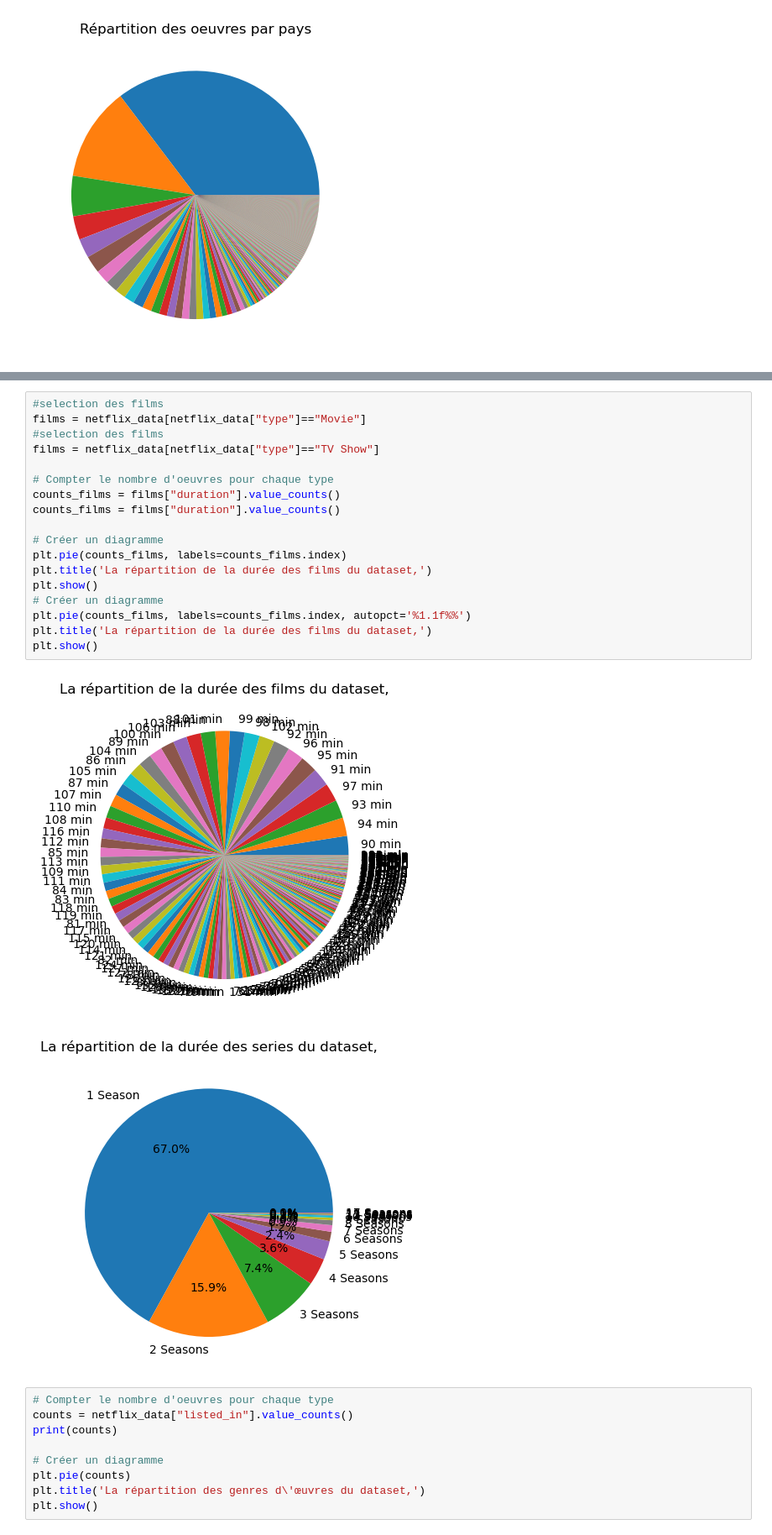
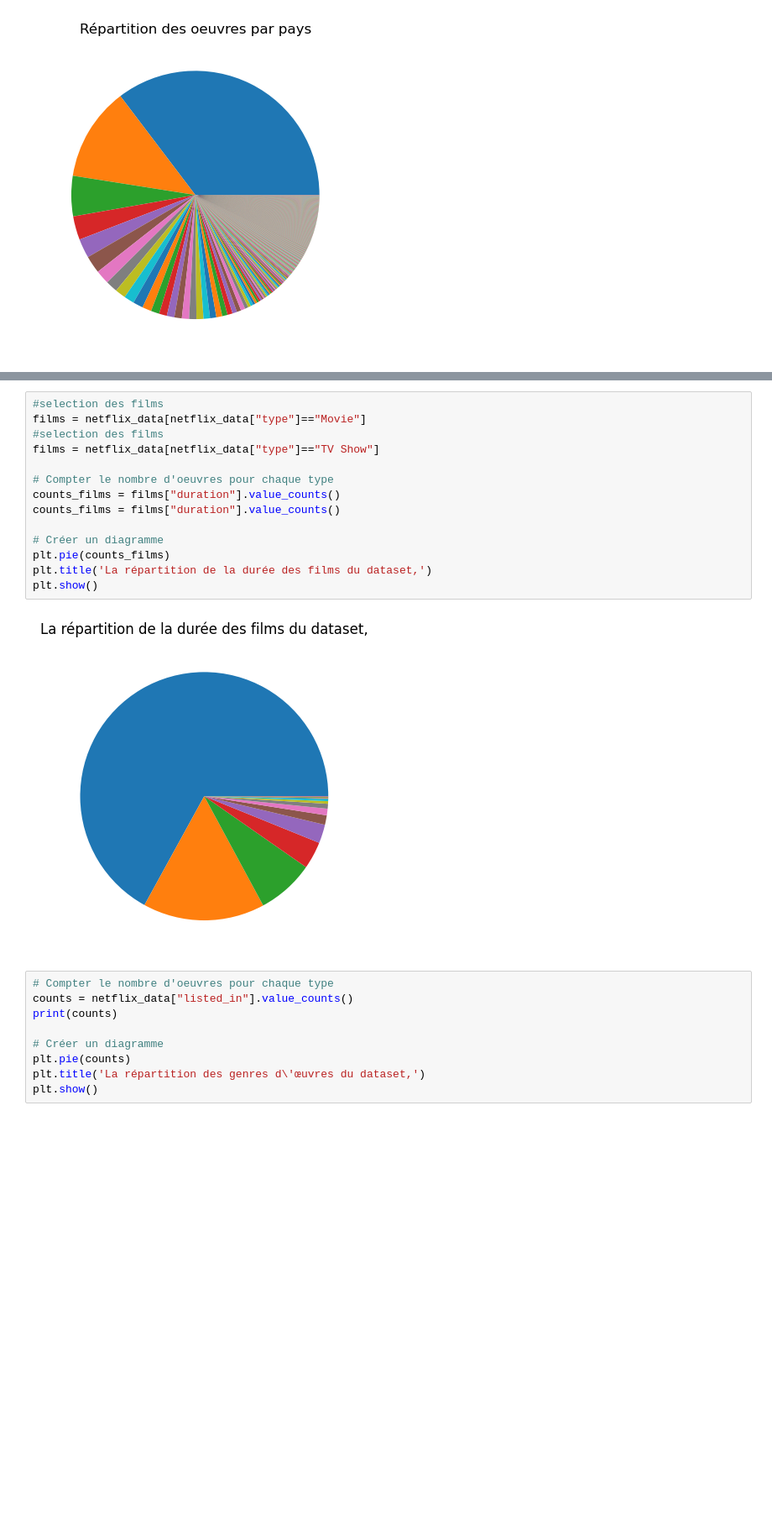
Before and after one commit to ilyes-chabab/netflix-insights, a Jupyter notebook: Netflix Data Analysis.ipynb, the cells around one changed output, grey strips where cells are left out. Shown at 84% size. Drawn from its saved outputs; the diff is of its cells as text; blank space fills up the shorter version.

```diff
--- a/Netflix Data Analysis.ipynb
+++ b/Netflix Data Analysis.ipynb
@@ -484,24 +484,19 @@ Name: count, dtype: int64
 # %%
 #selection des films
 films = netflix_data[netflix_data["type"]=="Movie"]
 #selection des films
 films = netflix_data[netflix_data["type"]=="TV Show"]
 
 # Compter le nombre d'oeuvres pour chaque type
 counts_films = films["duration"].value_counts()
 counts_films = films["duration"].value_counts()
 
 # Créer un diagramme
-plt.pie(counts_films, labels=counts_films.index)
+plt.pie(counts_films)
 plt.title('La répartition de la durée des films du dataset,')
 plt.show()
-# Créer un diagramme
-plt.pie(counts_films, labels=counts_films.index, autopct='%1.1f%%')
-plt.title('La répartition de la durée des films du dataset,')
-plt.show()
 # %% [output]
-[figure, old version]
+[figure, new version]
-[figure, removed]
 # %%
 # Compter le nombre d'oeuvres pour chaque type
 counts = netflix_data["listed_in"].value_counts()
```
Also changed, not shown: parts of 3 cells of this notebook.
